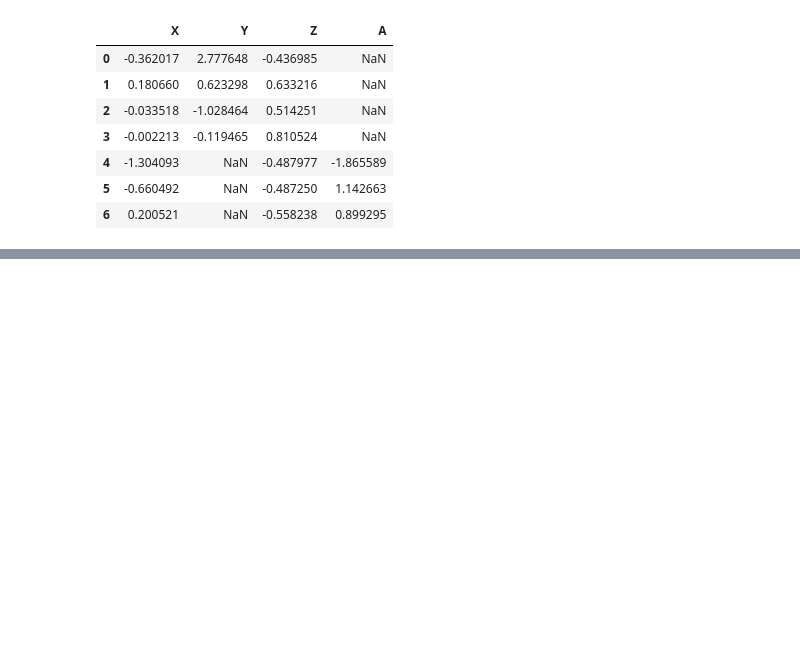
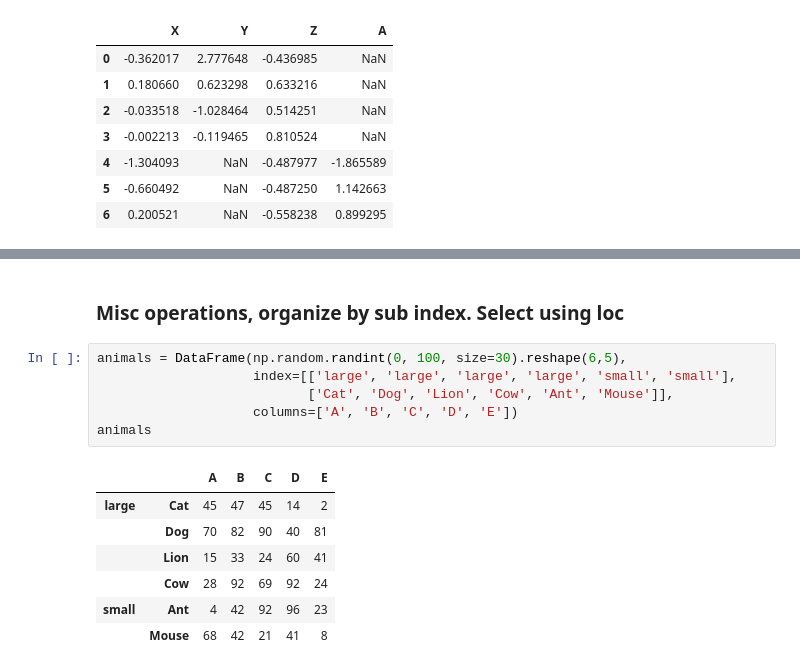
Before and after one commit to shajikk/MachineLearning, a Jupyter notebook: Python/Working_with_data.ipynb, the cells around one changed output, grey strips where cells are left out. Drawn from its saved outputs; the diff is of its cells as text; blank space fills up the shorter version.

```diff
--- a/Python/Working_with_data.ipynb
+++ b/Python/Working_with_data.ipynb
@@ -514,0 +1322,16 @@ pd.concat([df1, df2], sort=False, ignore_index=True)
+# %% [markdown]
+### Misc operations, organize by sub index. Select using loc
+# %%
+animals = DataFrame(np.random.randint(0, 100, size=30).reshape(6,5),
+                    index=[['large', 'large', 'large', 'large', 'small', 'small'],
+                           ['Cat', 'Dog', 'Lion', 'Cow', 'Ant', 'Mouse']],
+                    columns=['A', 'B', 'C', 'D', 'E'])
+animals
+# %% [output]
+|  |  | A | B | C | D | E |
+| large | Cat | 45 | 47 | 45 | 14 | 2 |
+|  | Dog | 70 | 82 | 90 | 40 | 81 |
+|  | Lion | 15 | 33 | 24 | 60 | 41 |
+|  | Cow | 28 | 92 | 69 | 92 | 24 |
+| small | Ant | 4 | 42 | 92 | 96 | 23 |
+|  | Mouse | 68 | 42 | 21 | 41 | 8 |
```
Also changed, not shown: parts of 66 cells of this notebook, 3 other files.
